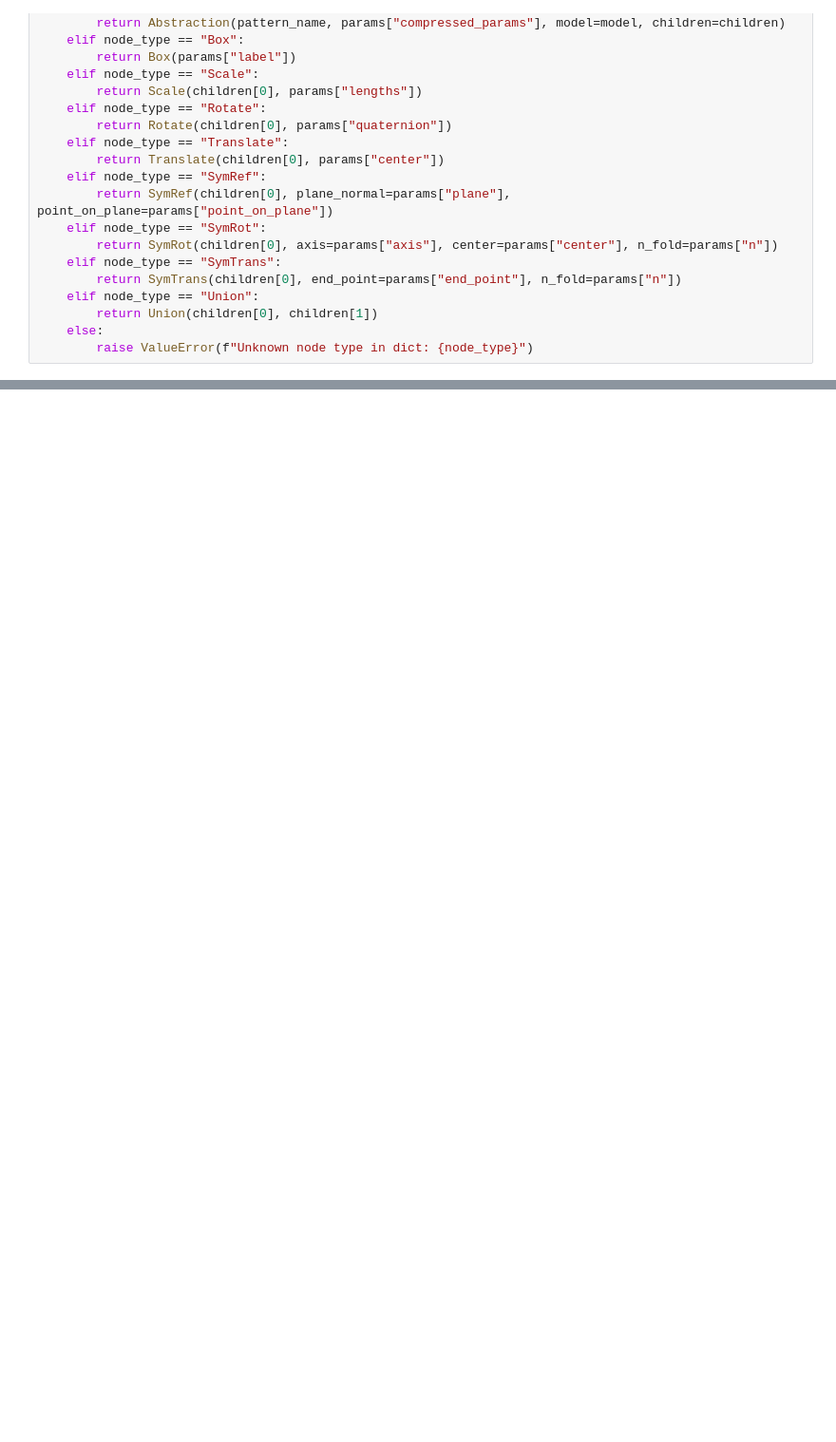
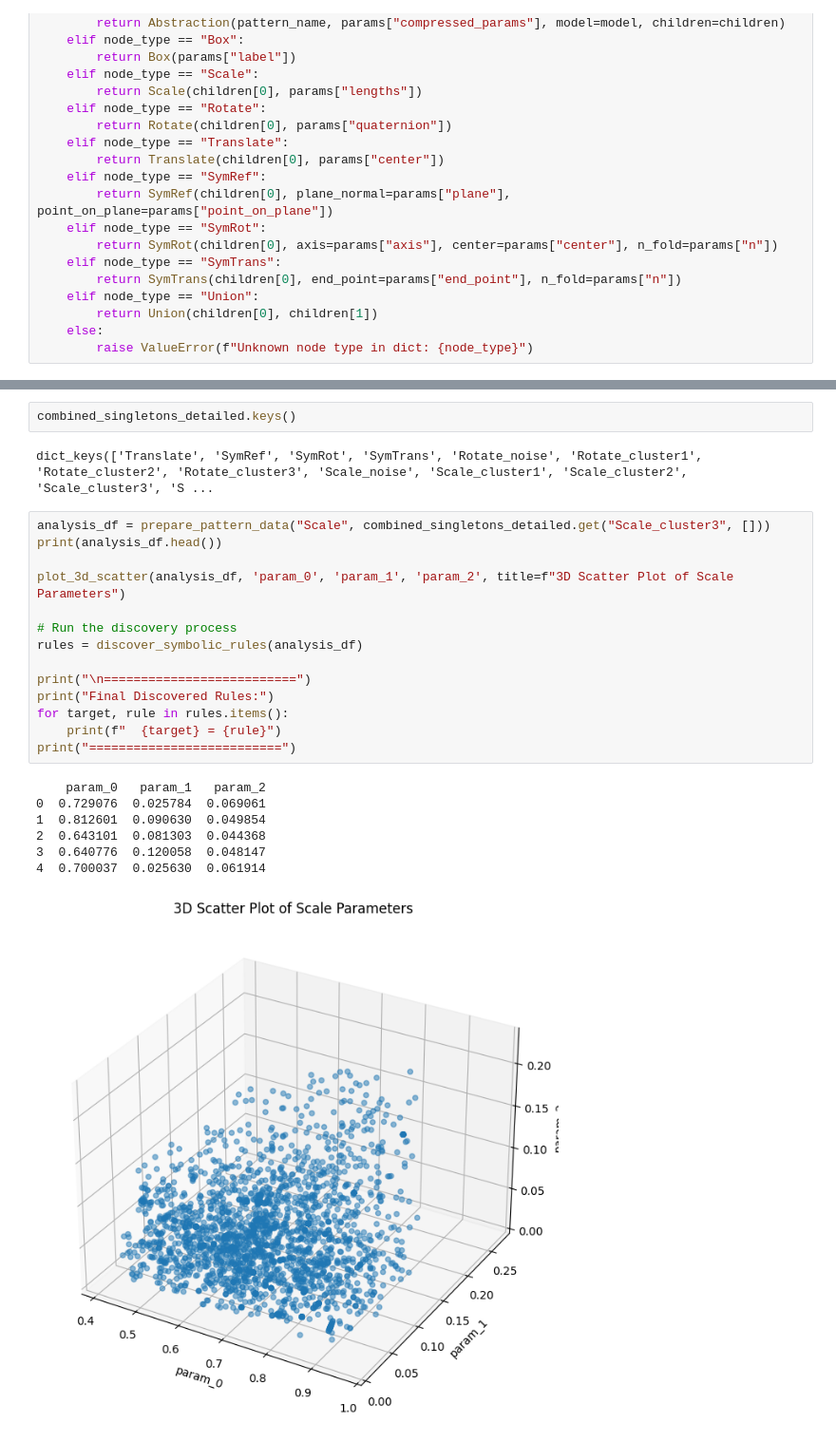
Before and after one commit to amogh-w/masterarbeit, a Jupyter notebook: notebookssymh/abstraction 29 9.ipynb, the cells around one changed output, grey strips where cells are left out. Shown at 95% size. Drawn from its saved outputs; the diff is of its cells as text; blank space fills up the shorter version.

Commit message:
Added Blueprint Matching, GMM Clustering, Generative Chair Models

```diff
--- a/notebookssymh/abstraction 29 9.ipynb
+++ b/notebookssymh/abstraction 29 9.ipynb
@@ -1078,0 +1384,26 @@ Successfully accessed a loaded DSL object:
+# %%
+combined_singletons_detailed.keys()
+# %% [output]
+dict_keys(['Translate', 'SymRef', 'SymRot', 'SymTrans', 'Rotate_noise', 'Rotate_cluster1', 'Rotate_cluster2', 'Rotate_cluster3', 'Scale_noise', 'Scale_cluster1', 'Scale_cluster2', 'Scale_cluster3', 'S ...
+# %%
+analysis_df = prepare_pattern_data("Scale", combined_singletons_detailed.get("Scale_cluster3", []))
+print(analysis_df.head())
+
+plot_3d_scatter(analysis_df, 'param_0', 'param_1', 'param_2', title=f"3D Scatter Plot of Scale Parameters")
+
+# Run the discovery process
+rules = discover_symbolic_rules(analysis_df)
+
+print("\n==========================")
+print("Final Discovered Rules:")
+for target, rule in rules.items():
+    print(f"  {target} = {rule}")
+print("==========================")
+# %% [output]
+    param_0   param_1   param_2
+0  0.729076  0.025784  0.069061
+1  0.812601  0.090630  0.049854
+2  0.643101  0.081303  0.044368
+3  0.640776  0.120058  0.048147
+4  0.700037  0.025630  0.061914
+[figure, added]
```
Also changed, not shown: parts of 20 cells of this notebook, 2 other files.
